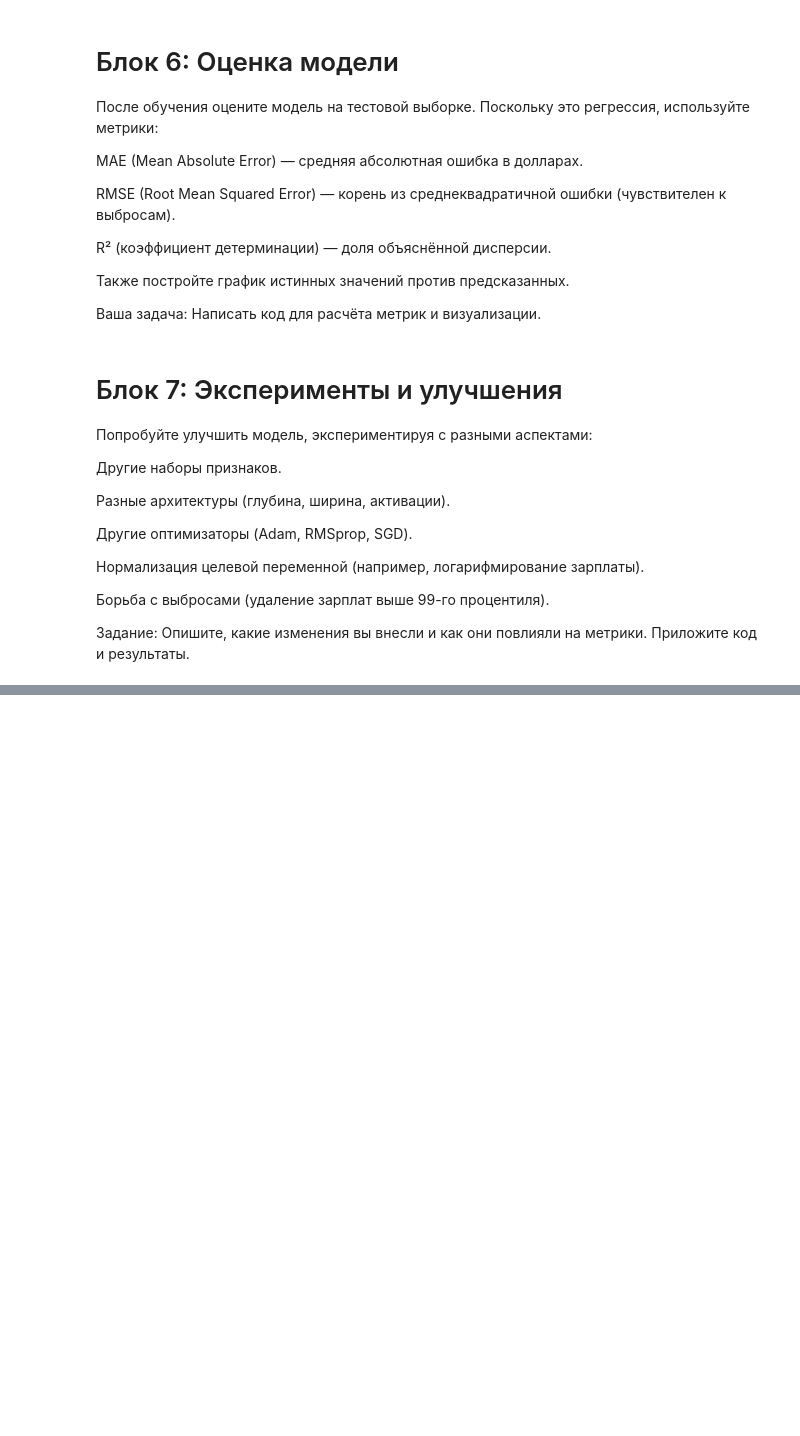
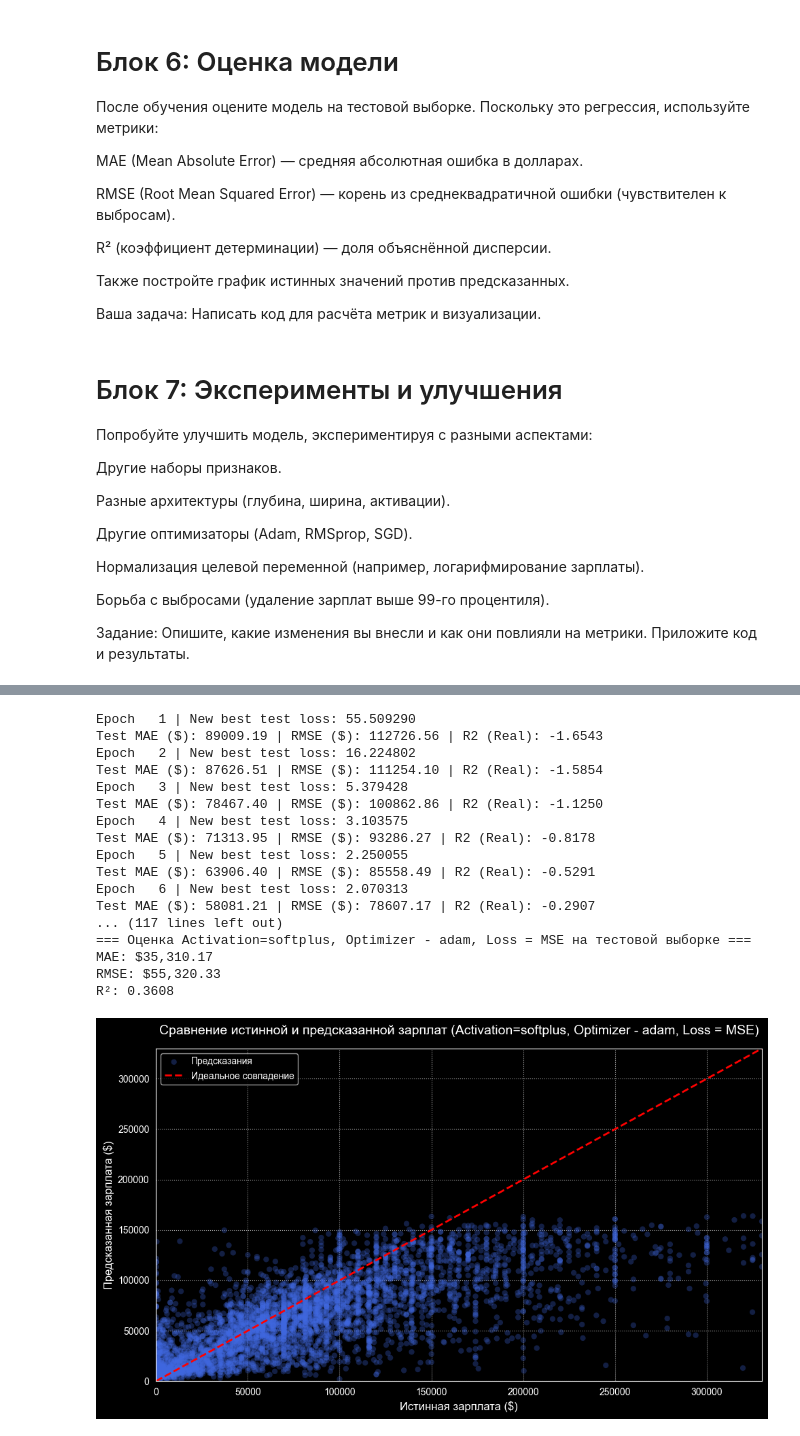
Before and after one commit to KrisTinaShch/TM_Practice, a Jupyter notebook: stackoverflow_salary_prediction/salary_prediction_nn.ipynb, the cells around one changed output, grey strips where cells are left out. Cells and saved outputs as stored; diff of their text form; code cells hidden in the pictures; blank space fills up the shorter version.

```diff
--- a/stackoverflow_salary_prediction/salary_prediction_nn.ipynb
+++ b/stackoverflow_salary_prediction/salary_prediction_nn.ipynb
@@ -915,0 +886,26 @@ R² (коэффициент детерминации) — доля объясн
+# %%
+simple_salary_predictor_4 = SalaryPredictor(input_dim,activation='softplus')
+criterion_4 = choose_criterion()
+optimizer_4 = choose_optimizer(model=simple_salary_predictor_4, optimizer_name='adam')
+scheduler_4 = ReduceLROnPlateau(optimizer_4, mode='min', factor=0.5, patience=PATIENCE)
+model_4 = train_and_evaluate_regression(simple_salary_predictor_4,train_loader,test_loader,criterion_4, optimizer_4, scheduler=scheduler_4, epochs=EPOCHS,patience=PATIENCE,device='cpu',verbose=True)
+plot_model_evaluation(model_4,'Activation=softplus, Optimizer - adam, Loss = MSE')
+# %% [output]
+Epoch   1 | New best test loss: 55.509290
+Test MAE ($): 89009.19 | RMSE ($): 112726.56 | R2 (Real): -1.6543
+Epoch   2 | New best test loss: 16.224802
+Test MAE ($): 87626.51 | RMSE ($): 111254.10 | R2 (Real): -1.5854
+Epoch   3 | New best test loss: 5.379428
+Test MAE ($): 78467.40 | RMSE ($): 100862.86 | R2 (Real): -1.1250
+Epoch   4 | New best test loss: 3.103575
+Test MAE ($): 71313.95 | RMSE ($): 93286.27 | R2 (Real): -0.8178
+Epoch   5 | New best test loss: 2.250055
+Test MAE ($): 63906.40 | RMSE ($): 85558.49 | R2 (Real): -0.5291
+Epoch   6 | New best test loss: 2.070313
+Test MAE ($): 58081.21 | RMSE ($): 78607.17 | R2 (Real): -0.2907
+... (117 lines left out)
+=== Оценка Activation=softplus, Optimizer - adam, Loss = MSE на тестовой выборке ===
+MAE: $35,310.17
+RMSE: $55,320.33
+R²: 0.3608
+[figure, added]
```
Also changed, not shown: parts of 28 cells of this notebook.
